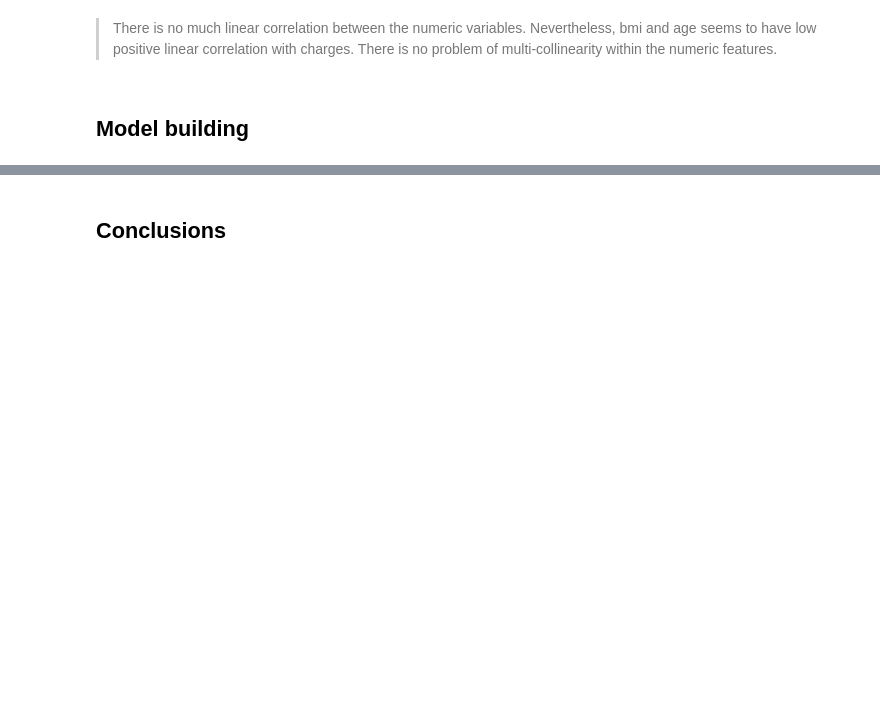
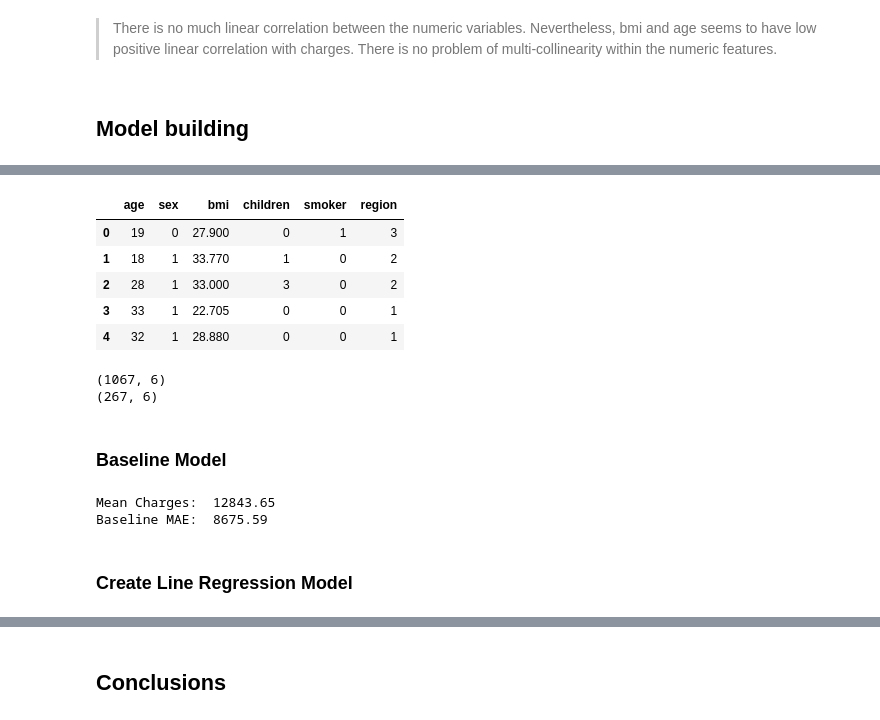
Before and after one commit to flowerfatih/Global_AI_TeamExplorer, a Jupyter notebook: medical_cost_analysis_TeamExplorer.ipynb, the cells around one changed output, grey strips where cells are left out. Saved outputs shown, nothing was run; the diff lists cells and outputs as text; code cells hidden in the pictures; blank space fills up the shorter version.

Commit message:
linear regression model

```diff
--- a/medical_cost_analysis_TeamExplorer.ipynb
+++ b/medical_cost_analysis_TeamExplorer.ipynb
@@ -435,0 +449,15 @@ sns.heatmap(corr, annot=True);
+# %%
+# encode categorical variables
+le = LabelEncoder()
+X["sex"]  = le.fit_transform(X["sex"])
+X["smoker"]  = le.fit_transform(X["smoker"])
+X["region"]  = le.fit_transform(X["region"])
+# %%
+X.head()
+# %% [output]
+|  | age | sex | bmi | children | smoker | region |
+| 0 | 19 | 0 | 27.900 | 0 | 1 | 3 |
+| 1 | 18 | 1 | 33.770 | 1 | 0 | 2 |
+| 2 | 28 | 1 | 33.000 | 3 | 0 | 2 |
+| 3 | 33 | 1 | 22.705 | 0 | 0 | 1 |
+| 4 | 32 | 1 | 28.880 | 0 | 0 | 1 |
@@ -435,0 +467,18 @@ sns.heatmap(corr, annot=True);
+# %%
+print(X_train.shape)
+print(X_test.shape)
+# %% [output]
+(1067, 6)
+(267, 6)
+# %% [markdown]
+### Baseline Model
+# %%
+y_mean = y_train.mean()
+y_pred_baseline = [y_mean] * len(y_train)
+print("Mean Charges: ", round(y_mean, 2))
+print("Baseline MAE: ", round(mean_absolute_error(y_train, y_pred_baseline),2))
+# %% [output]
+Mean Charges:  12843.65
+Baseline MAE:  8675.59
+# %% [markdown]
+### Create Line Regression Model
```
Also changed, not shown: parts of 10 cells of this notebook.
